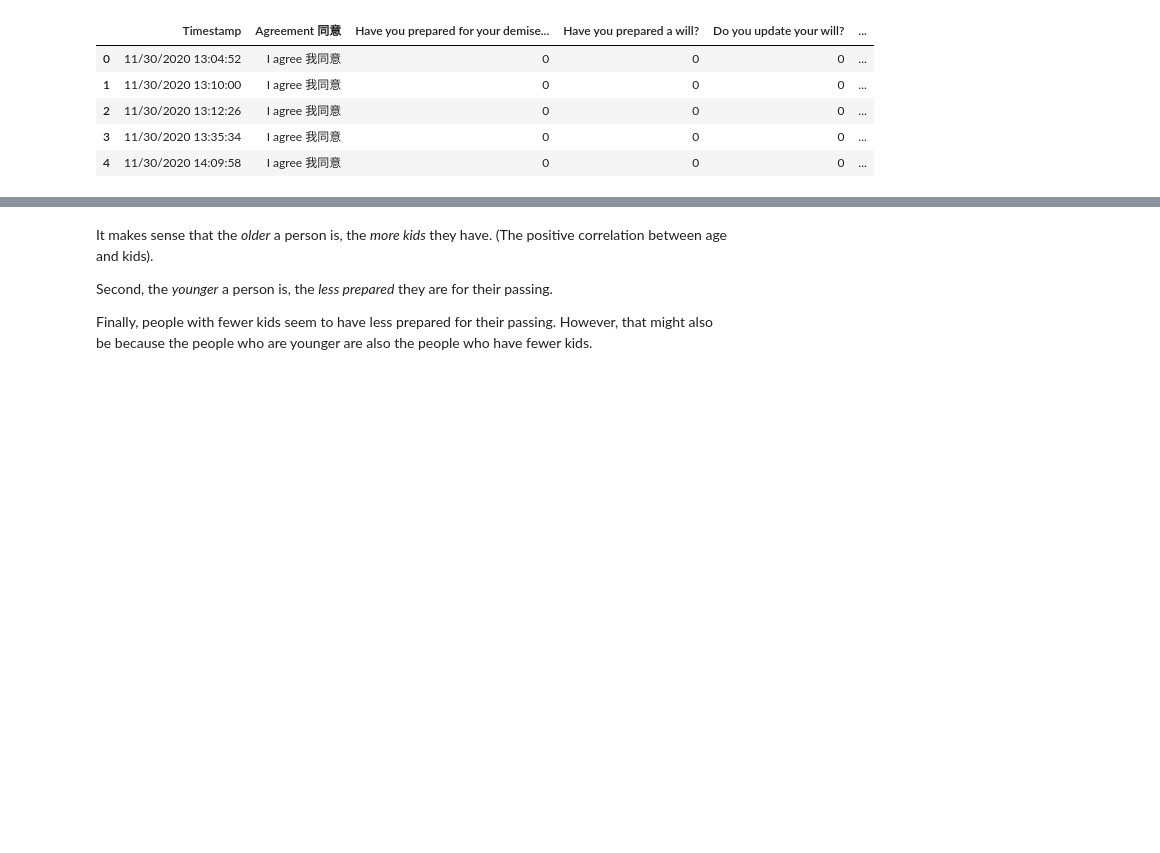
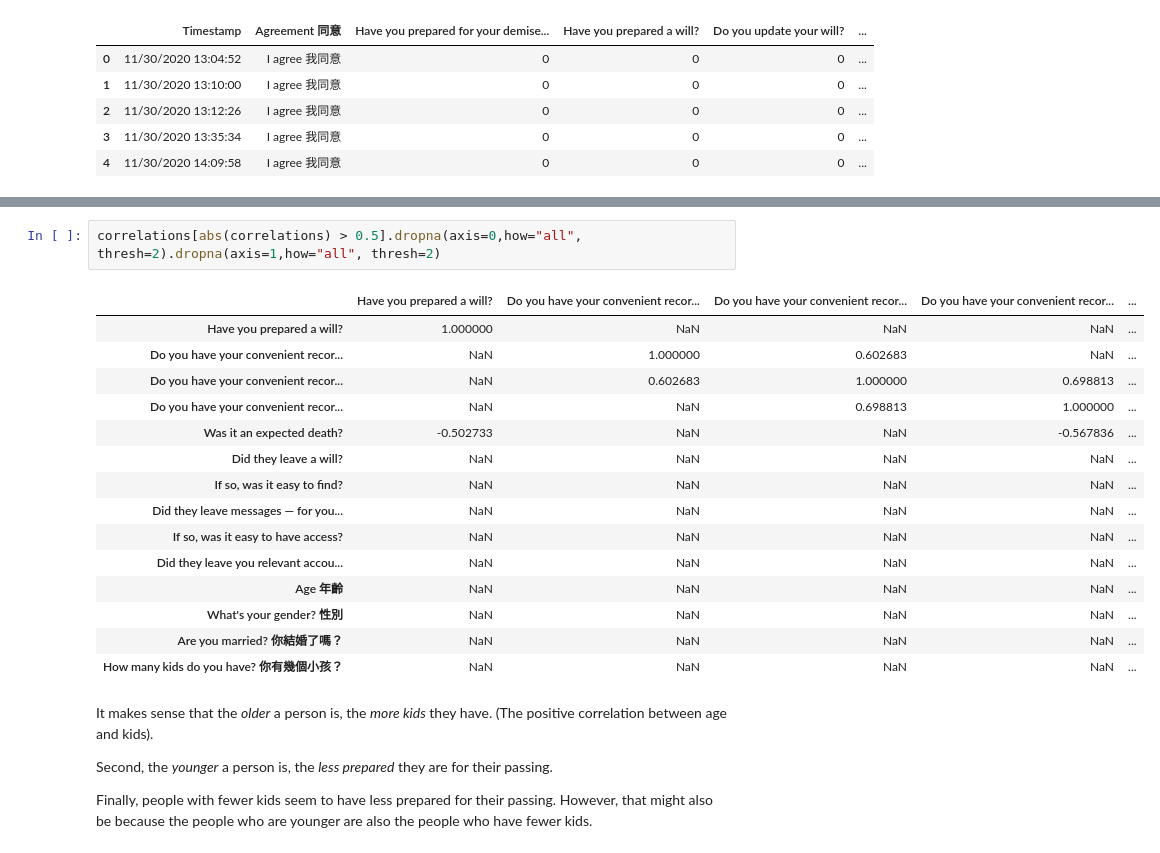
Before and after one commit to Inventrohyder/death-app, a Jupyter notebook: Analysis.ipynb, the cells around one changed output, grey strips where cells are left out. Drawn from its saved outputs; the diff is of its cells as text; blank space fills up the shorter version.

```diff
--- a/Analysis.ipynb
+++ b/Analysis.ipynb
@@ -89,3 +130,21 @@ sns.heatmap(df.corr(), annot=True, linewidths=.5, ax=ax)
+# %%
+correlations[abs(correlations) > 0.5].dropna(axis=0,how="all", thresh=2).dropna(axis=1,how="all", thresh=2)
+# %% [output]
+|  | Have you prepared a will? | Do you have your convenient recor... | Do you have your convenient recor... | Do you have your convenient recor... | ... |
+| Have you prepared a will? | 1.000000 | NaN | NaN | NaN | ... |
+| Do you have your convenient recor... | NaN | 1.000000 | 0.602683 | NaN | ... |
+| Do you have your convenient recor... | NaN | 0.602683 | 1.000000 | 0.698813 | ... |
+| Do you have your convenient recor... | NaN | NaN | 0.698813 | 1.000000 | ... |
+| Was it an expected death? | -0.502733 | NaN | NaN | -0.567836 | ... |
+| Did they leave a will? | NaN | NaN | NaN | NaN | ... |
+| If so, was it easy to find? | NaN | NaN | NaN | NaN | ... |
+| Did they leave messages — for you... | NaN | NaN | NaN | NaN | ... |
+| If so, was it easy to have access? | NaN | NaN | NaN | NaN | ... |
+| Did they leave you relevant accou... | NaN | NaN | NaN | NaN | ... |
+| Age 年齡 | NaN | NaN | NaN | NaN | ... |
+| What's your gender? 性別 | NaN | NaN | NaN | NaN | ... |
+| Are you married? 你結婚了嗎？ | NaN | NaN | NaN | NaN | ... |
+| How many kids do you have? 你有幾個小孩？ | NaN | NaN | NaN | NaN | ... |
 # %% [markdown]
 It makes sense that the *older* a person is, the *more kids* they have. (The positive correlation between age and kids).
 
```
Also changed, not shown: parts of 3 cells of this notebook.
